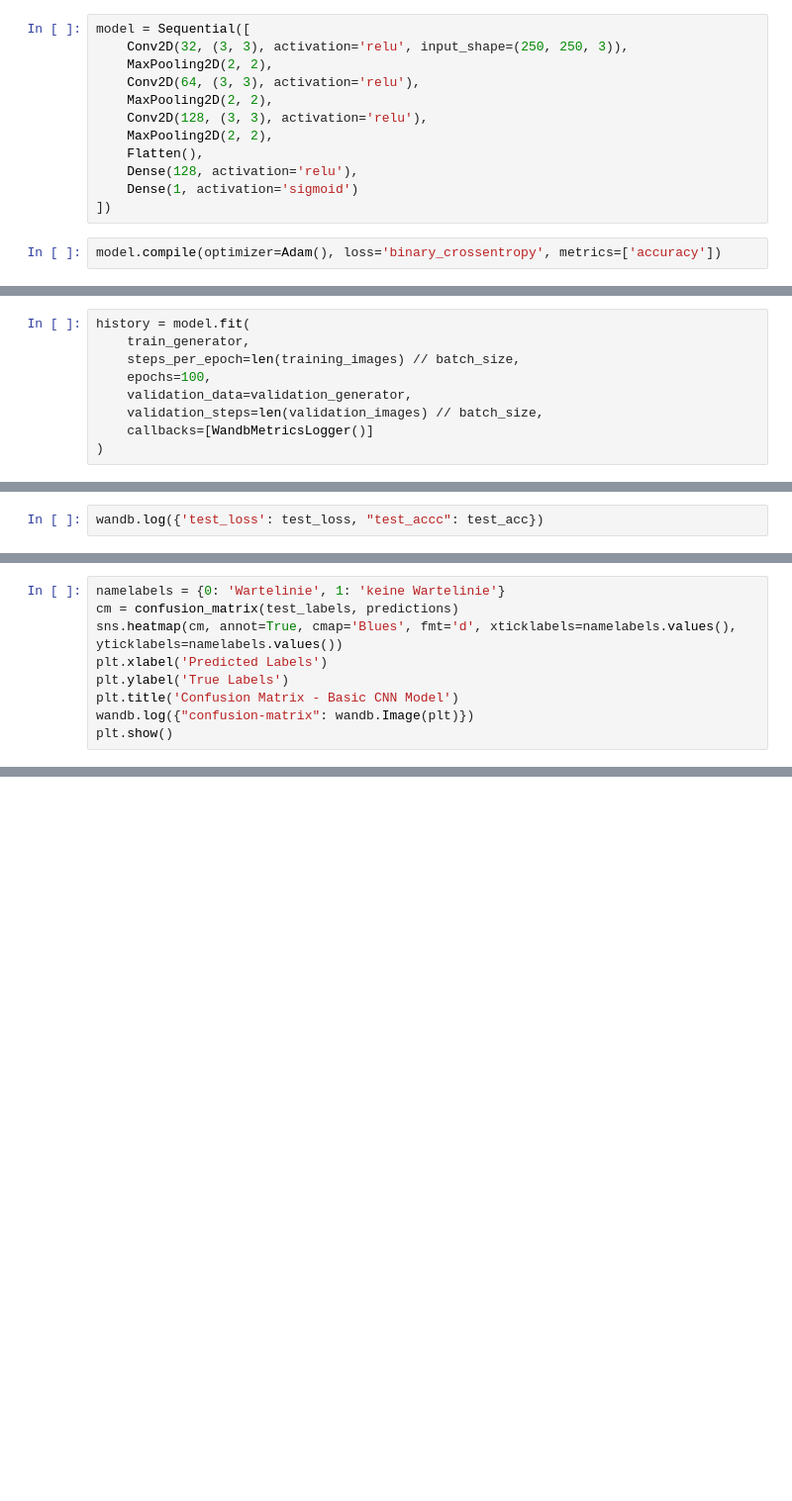
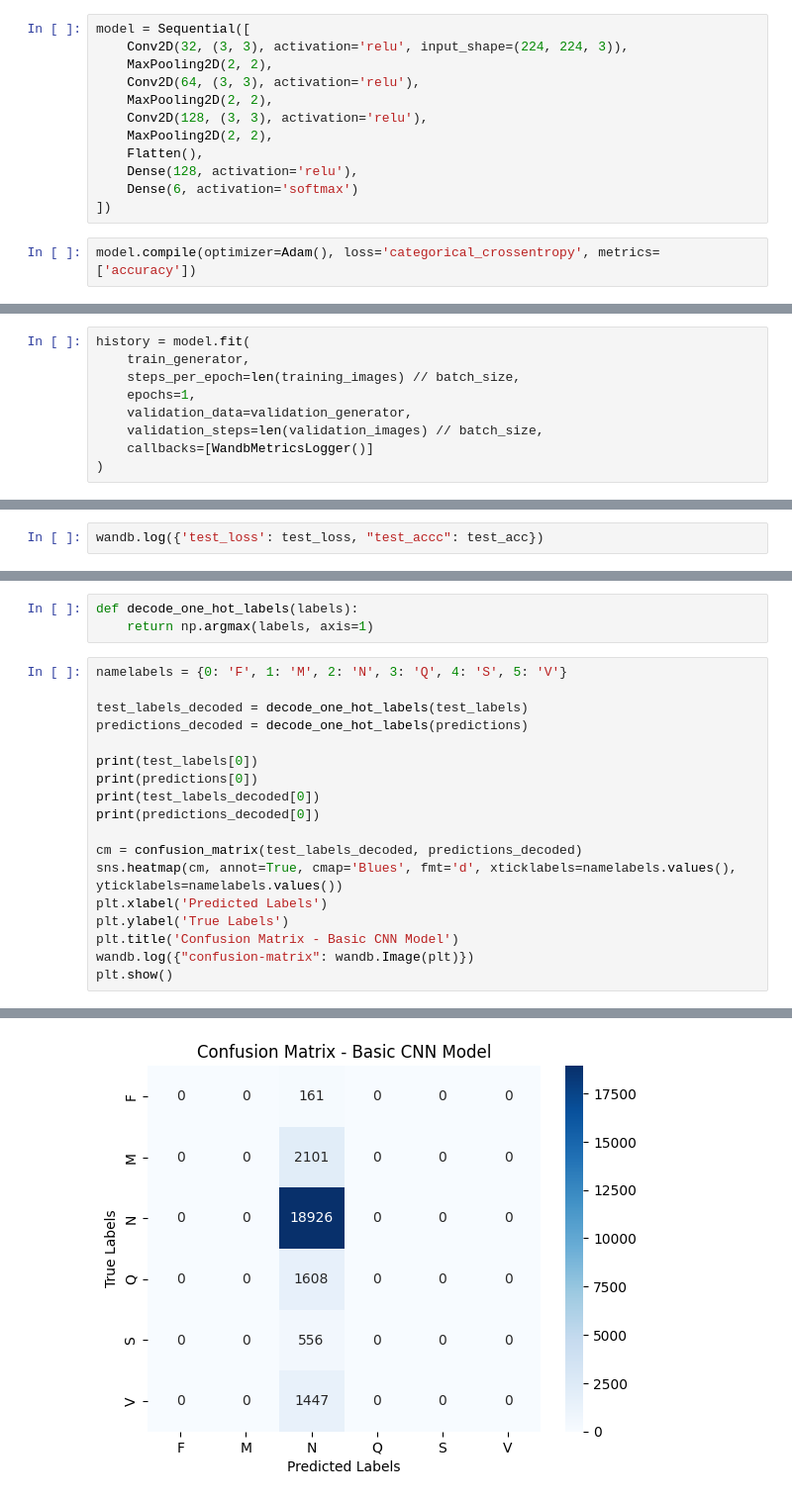
Before and after one commit to Sangeeths11/DeepLearningComputerVision, a Jupyter notebook: wandbVersion/CNNVersion.ipynb, the cells around one changed output, grey strips where cells are left out. Shown: that part at 99% size. Saved outputs shown, nothing was run; the diff lists cells and outputs as text; blank space fills up the shorter version.

Commit message:
Update CNN model evaluation with confusion matrix and performance metrics

```diff
--- a/wandbVersion/CNNVersion.ipynb
+++ b/wandbVersion/CNNVersion.ipynb
@@ -85,7 +129,7 @@ test_generator = test_datagen.flow(test_images, test_labels, batch_size=batch_si
 validation_generator = test_datagen.flow(validation_images, validation_labels, batch_size=batch_size)
 # %%
 model = Sequential([
-    Conv2D(32, (3, 3), activation='relu', input_shape=(250, 250, 3)),
+    Conv2D(32, (3, 3), activation='relu', input_shape=(224, 224, 3)),
     MaxPooling2D(2, 2),
     Conv2D(64, (3, 3), activation='relu'),
     MaxPooling2D(2, 2),
@@ -93,9 +137,9 @@ model = Sequential([
     MaxPooling2D(2, 2),
     Flatten(),
     Dense(128, activation='relu'),
-    Dense(1, activation='sigmoid')
+    Dense(6, activation='softmax')
 ])
 # %%
-model.compile(optimizer=Adam(), loss='binary_crossentropy', metrics=['accuracy'])
+model.compile(optimizer=Adam(), loss='categorical_crossentropy', metrics=['accuracy'])
 # %%
 model.summary()
@@ -103,7 +169,7 @@ model.summary()
 history = model.fit(
     train_generator,
     steps_per_epoch=len(training_images) // batch_size,
-    epochs=100,
+    epochs=1,
     validation_data=validation_generator,
     validation_steps=len(validation_images) // batch_size,
     callbacks=[WandbMetricsLogger()]
@@ -145,9 +224,22 @@ print(classification_report(test_labels, predictions))
+# %%
+def decode_one_hot_labels(labels):
+    return np.argmax(labels, axis=1)
 # %%
-namelabels = {0: 'Wartelinie', 1: 'keine Wartelinie'}
-cm = confusion_matrix(test_labels, predictions)
+namelabels = {0: 'F', 1: 'M', 2: 'N', 3: 'Q', 4: 'S', 5: 'V'}
+
+test_labels_decoded = decode_one_hot_labels(test_labels)
+predictions_decoded = decode_one_hot_labels(predictions)
+
+print(test_labels[0])
+print(predictions[0])
+print(test_labels_decoded[0])
+print(predictions_decoded[0])
+
+cm = confusion_matrix(test_labels_decoded, predictions_decoded)
 sns.heatmap(cm, annot=True, cmap='Blues', fmt='d', xticklabels=namelabels.values(), yticklabels=namelabels.values())
 plt.xlabel('Predicted Labels')
 plt.ylabel('True Labels')
 plt.title('Confusion Matrix - Basic CNN Model')
 wandb.log({"confusion-matrix": wandb.Image(plt)})
 plt.show()
+# %% [output]
@@ -154,2 +251,3 @@ plt.show()
+[figure, added]
 # %%
 wandb.finish()
```
Also changed, not shown: parts of 18 cells of this notebook.
